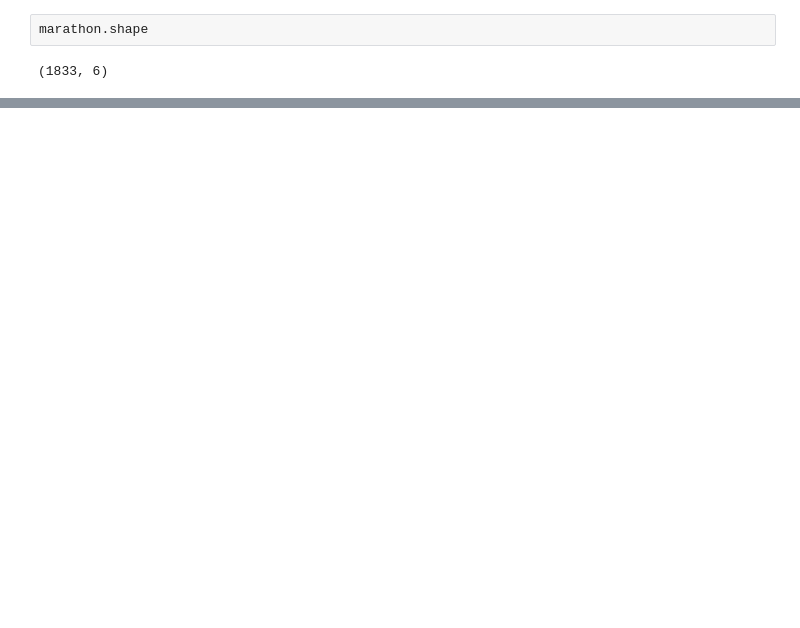
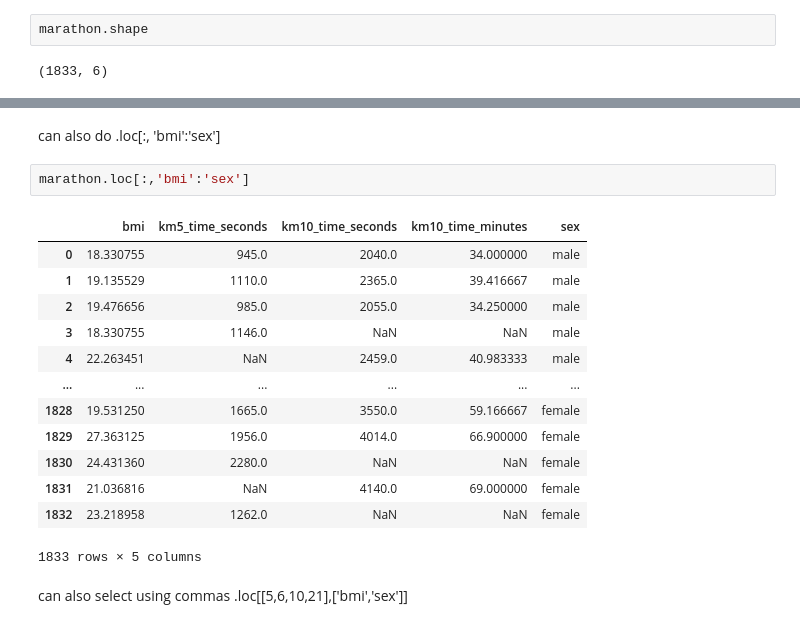
Before and after one commit to AsdWaring/Python_Practice, a Jupyter notebook: course.ipynb, the cells around one changed output, grey strips where cells are left out. Drawn from its saved outputs; the diff is of its cells as text; blank space fills up the shorter version.

```diff
--- a/course.ipynb
+++ b/course.ipynb
@@ -24,0 +75,20 @@ marathon.shape
+# %% [markdown]
+can also do .loc[:, 'bmi':'sex']
+# %%
+marathon.loc[:,'bmi':'sex']
+# %% [output]
+|  | bmi | km5_time_seconds | km10_time_seconds | km10_time_minutes | sex |
+| 0 | 18.330755 | 945.0 | 2040.0 | 34.000000 | male |
+| 1 | 19.135529 | 1110.0 | 2365.0 | 39.416667 | male |
+| 2 | 19.476656 | 985.0 | 2055.0 | 34.250000 | male |
+| 3 | 18.330755 | 1146.0 | NaN | NaN | male |
+| 4 | 22.263451 | NaN | 2459.0 | 40.983333 | male |
+| ... | ... | ... | ... | ... | ... |
+| 1828 | 19.531250 | 1665.0 | 3550.0 | 59.166667 | female |
+| 1829 | 27.363125 | 1956.0 | 4014.0 | 66.900000 | female |
+| 1830 | 24.431360 | 2280.0 | NaN | NaN | female |
+| 1831 | 21.036816 | NaN | 4140.0 | 69.000000 | female |
+| 1832 | 23.218958 | 1262.0 | NaN | NaN | female |
+1833 rows × 5 columns
+# %% [markdown]
+can also select using commas .loc[[5,6,10,21],['bmi','sex']]
```
Also changed, not shown: parts of 38 cells of this notebook, 1 other file.
